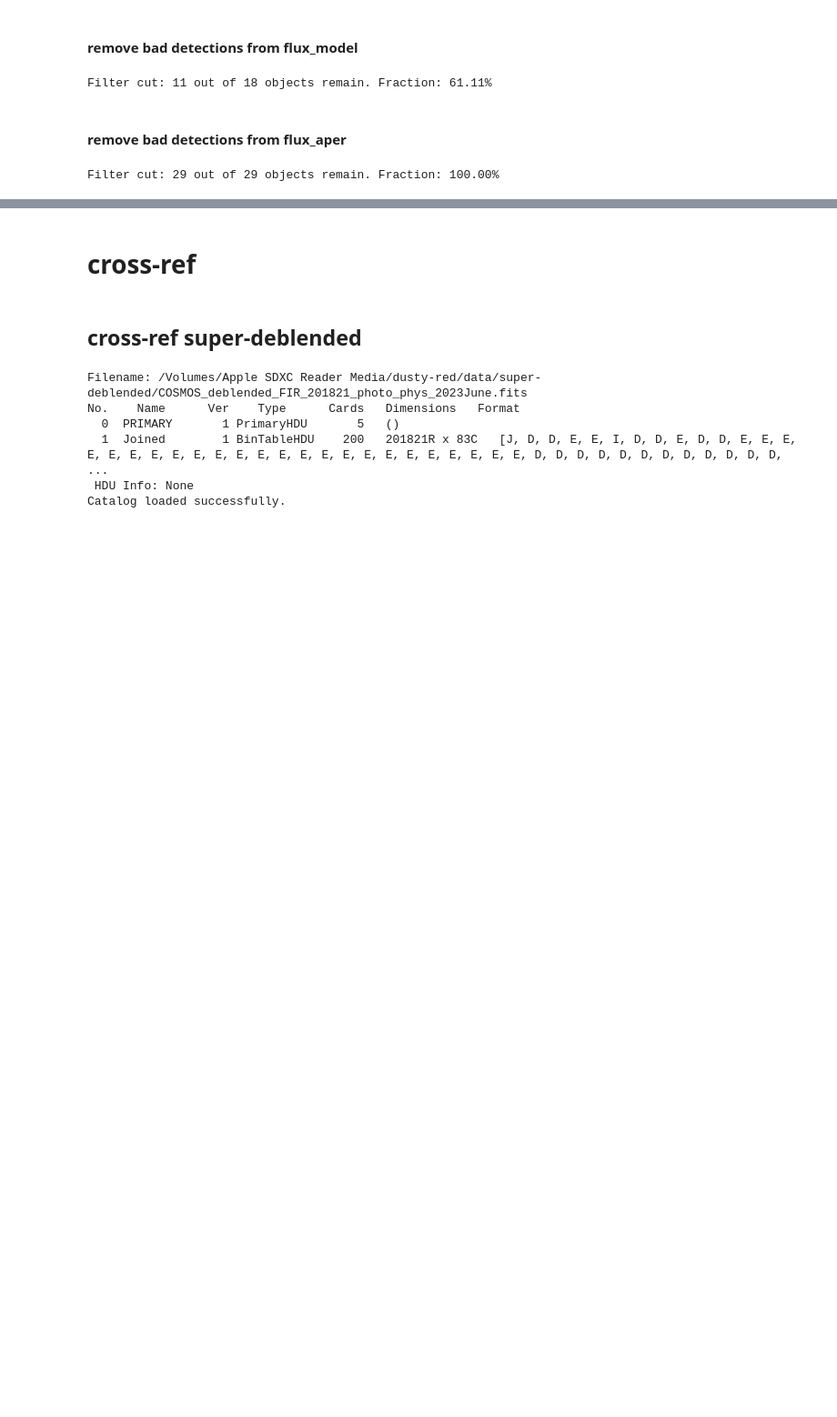
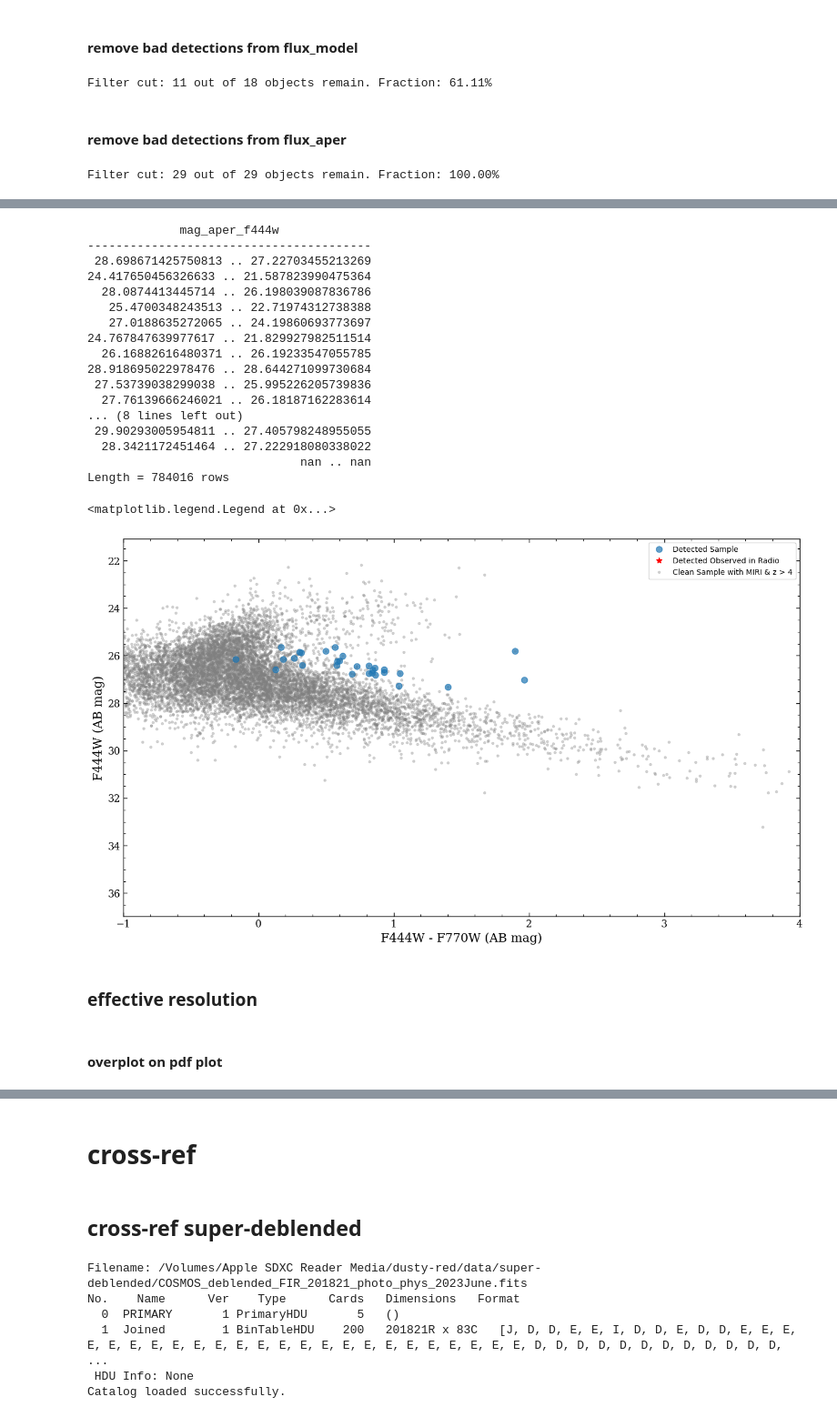
Before and after one commit to poulinal/DRG-COSMOS-WEB, a Jupyter notebook: src/analysis.ipynb, the cells around one changed output, grey strips where cells are left out. Shown at 91% size. Cells and saved outputs as stored; diff of their text form; code cells hidden in the pictures; blank space fills up the shorter version.

```diff
--- a/src/analysis.ipynb
+++ b/src/analysis.ipynb
@@ -585,0 +1034,79 @@ Filter cut: 29 out of 29 objects remain. Fraction: 100.00%
+# %%
+# plot F444W-F770W vs F444W for the condition_detection_reviewed sample, with the same color coding as before (detected sample in blue, masked out points in red with star marker, clean sample with MIRI and z > 4 in gray)
+with mpl.rc_context(_rcparams):
+    figRednessMag, axRednessMag = plt.subplots(1,1, figsize=(16, 9))
+phot = cosmosWebHandler.get_cat_photom('condition_detection_reviewed')
+mag444 = _getcol(phot, 'mag_aper_f444w')[:, 2]
+mag770 = _getcol(phot, 'mag_aper_f770w')[:, 2]
+x = mag444 - mag770
+y = mag444
+ids = np.asarray(_getcol(phot, 'ID', 'id'))
+if ids.dtype.names is not None:
+    ids = np.array([tuple(v)[0] for v in ids], dtype=np.int64)
+else:
+    ids = ids.astype(np.int64, copy=False)
+
+mask = np.isfinite(x) & np.isfinite(y)
+special_ids = [] #[334444, 369896, 413568]
+
+if len(special_ids) == 0:
+    mask_sketchy = np.zeros_like(mask, dtype=bool)
+else:
+    special_ids_arr = np.asarray(special_ids, dtype=np.int64)
+    mask_sketchy = np.isin(ids, special_ids_arr)
+
+axRednessMag.errorbar(x[mask], y[mask], fmt='o', linestyle='none',
+                       alpha=0.7, markersize=8, label="Detected Sample", zorder=1)
+axRednessMag.errorbar(x[mask_sketchy], y[mask_sketchy], marker='*', color='red', linestyle='none', markersize=8, label="Detected Observed in Radio", zorder=2)
+
+phot_clean_miri = cosmosWebHandler.get_cat_photom('condition_clean_miri')
+print(cosmosWebHandler.get_cat_photom('original')['mag_aper_f444w'])
+# print(cosmosWebHandler.get_cat_photom('original')['mag_err_aper_f444w'])
+zvals = np.asarray(cosmosWebHandler.get_cat_lephare('condition_clean_miri')['zfinal'])
+if zvals.dtype.names is not None:
+    zvals = np.array([tuple(v)[0] for v in zvals], dtype=float)
+else:
+    zvals = zvals.astype(float, copy=False)
+zgt4 = np.isfinite(zvals) & (zvals > 4)
+mag444_clean = _getcol(phot_clean_miri, 'mag_aper_f444w')[:, 2]
+# mag444_err_clean = _getcol(phot_clean_miri, 'mag_err_aper_f444w')[:, 2]
+mag770_clean = _getcol(phot_clean_miri, 'mag_aper_f770w')[:, 2]
+# mag770_err_clean = _getcol(phot_clean_miri, 'mag_err_aper_f770w')[:, 2]
+x_clean = mag444_clean - mag770_clean
+y_clean = mag444_clean
+# yerr_clean = mag444_err_clean # for simplicity, just use the F444W error as the y error
+ids_clean = _getcol(phot_clean_miri, 'ID', 'id')
+mask_clean = np.isfinite(x_clean) & np.isfinite(y_clean) & zgt4 #& np.isfinite(yerr_clean)
+axRednessMag.errorbar(x_clean[mask_clean], y_clean[mask_clean], fmt='o', linestyle='none',
+                       alpha=0.3, markersize=3, color='gray', label="Clean Sample with MIRI & z > 4", zorder=0, elinewidth=0.1)
+axRednessMag.set_xlabel('F444W - F770W (AB mag)')
+axRednessMag.set_ylabel('F444W (AB mag)')
+axRednessMag.set_xlim(-1, 4)
+# axRednessMag.set_ylim(30, 15)
+axRednessMag.invert_yaxis()
+axRednessMag.minorticks_on()
+axRednessMag.legend(loc='best', framealpha=0.9)
+# %% [output]
+             mag_aper_f444w
+----------------------------------------
+ 28.698671425750813 .. 27.22703455213269
+24.417650456326633 .. 21.587823990475364
+  28.0874413445714 .. 26.198039087836786
+   25.4700348243513 .. 22.71974312738388
+   27.0188635272065 .. 24.19860693773697
+24.767847639977617 .. 21.829927982511514
+  26.16882616480371 .. 26.19233547055785
+28.918695022978476 .. 28.644271099730684
+ 27.53739038299038 .. 25.995226205739836
+  27.76139666246021 .. 26.18187162283614
+... (8 lines left out)
+ 29.90293005954811 .. 27.405798248955055
+  28.3421172451464 .. 27.222918080338022
+                              nan .. nan
+Length = 784016 rows
+<matplotlib.legend.Legend at 0x...>
+[figure, added]
+# %% [markdown]
+### effective resolution
+# %% [markdown]
+#### overplot on pdf plot
```
Also changed, not shown: parts of 51 cells of this notebook, 2 other files.
